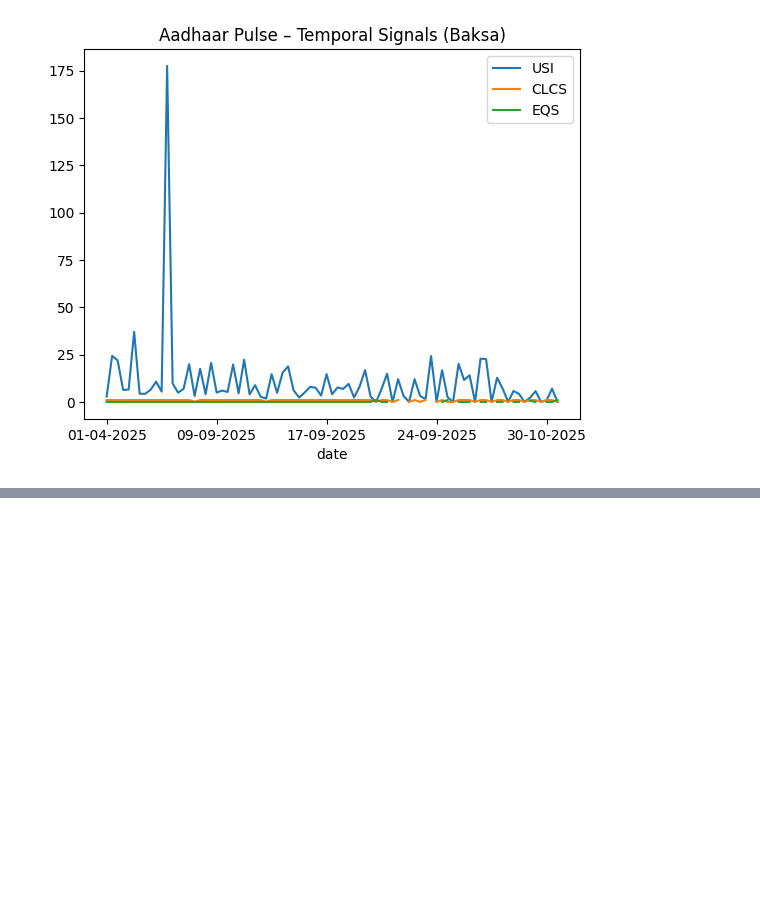
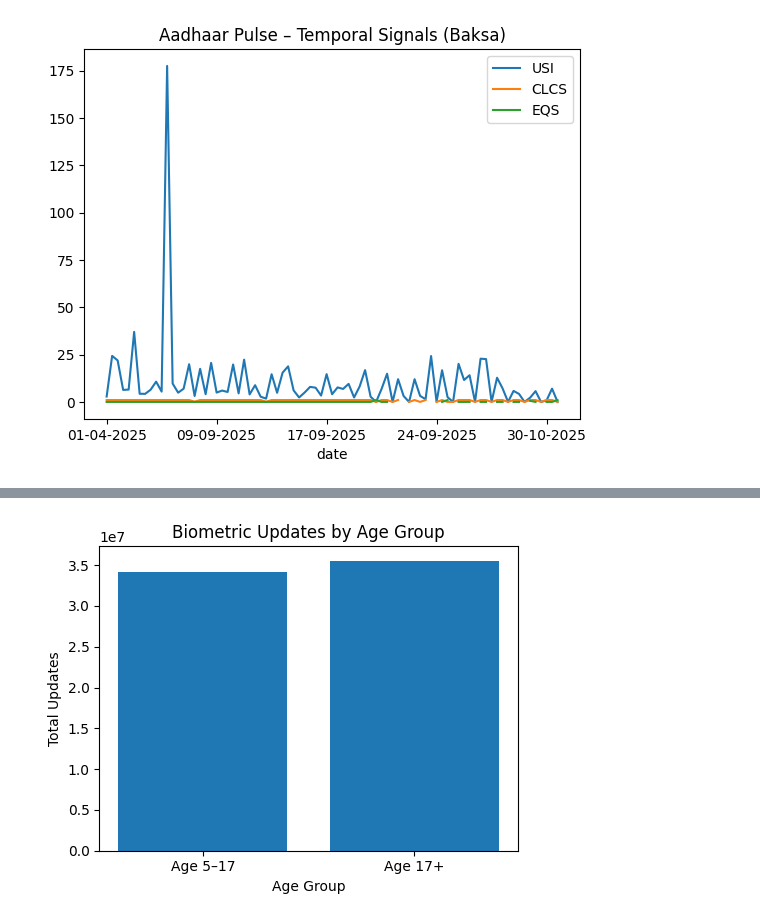
Before and after one commit to anmolsriwastava/aadhaar-pulse-governance-insights, a Jupyter notebook: notebooks/02_exploratory_analysis.ipynb, the cells around one changed output, grey strips where cells are left out. Saved outputs shown, nothing was run; the diff lists cells and outputs as text; code cells hidden in the pictures; blank space fills up the shorter version.

```diff
--- a/notebooks/02_exploratory_analysis.ipynb
+++ b/notebooks/02_exploratory_analysis.ipynb
@@ -115,0 +193,12 @@ merged[merged['district'] == example_district] \
+# %%
+plt.figure(figsize=(5,4))
+plt.bar(bio_totals.keys(), bio_totals.values())
+
+plt.title('Biometric Updates by Age Group')
+plt.ylabel('Total Updates')
+plt.xlabel('Age Group')
+
+plt.tight_layout()
+plt.show()
+# %% [output]
+[figure, added]
```
Also changed, not shown: parts of 10 cells of this notebook.
